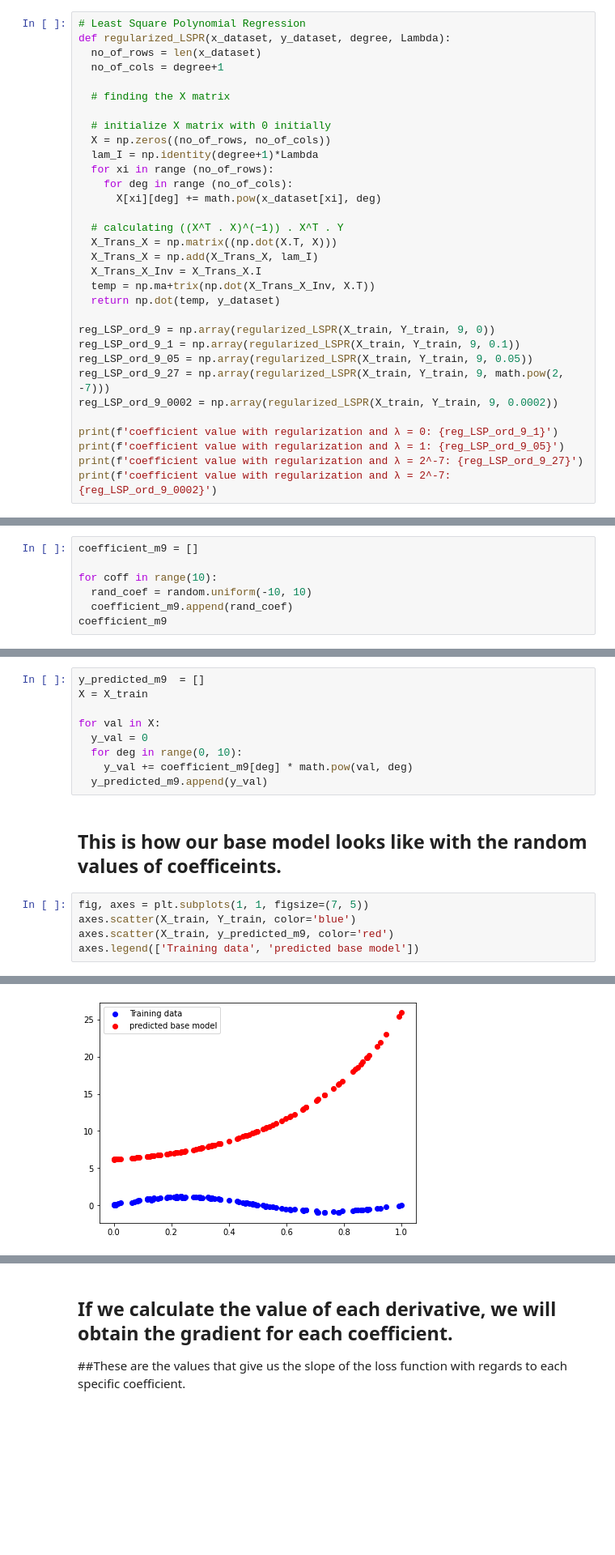
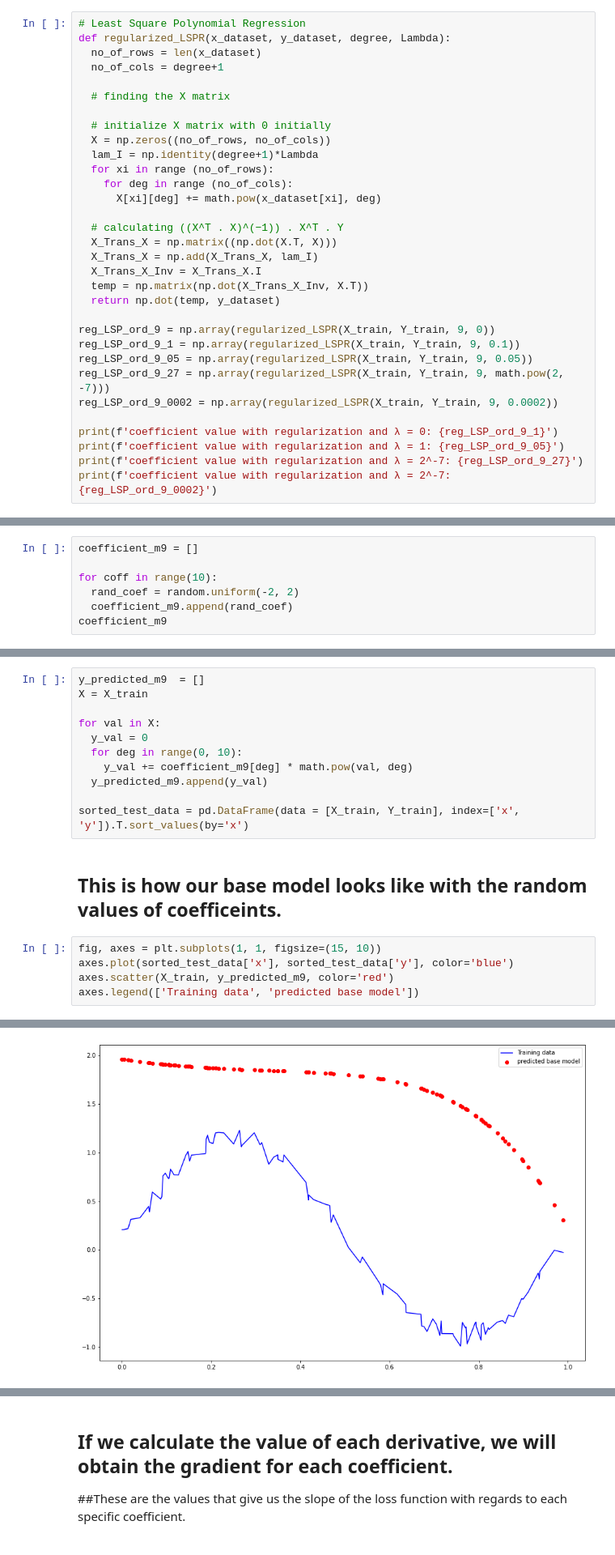
Before and after one commit to Rohanjos97/machine-learning-assignments, a Jupyter notebook: Assignment 3/ Assignment3.ipynb, the cells around one changed output, grey strips where cells are left out. Shown at 81% size. Cells and saved outputs as stored; diff of their text form; blank space fills up the shorter version.

```diff
--- a/Assignment 3/ Assignment3.ipynb
+++ b/Assignment 3/ Assignment3.ipynb
@@ -71,7 +71,7 @@ def regularized_LSPR(x_dataset, y_dataset, degree, Lambda):
   X_Trans_X = np.matrix((np.dot(X.T, X)))
   X_Trans_X = np.add(X_Trans_X, lam_I)
   X_Trans_X_Inv = X_Trans_X.I
-  temp = np.ma+trix(np.dot(X_Trans_X_Inv, X.T))
+  temp = np.matrix(np.dot(X_Trans_X_Inv, X.T))
   return np.dot(temp, y_dataset)
 
 reg_LSP_ord_9 = np.array(regularized_LSPR(X_train, Y_train, 9, 0))
@@ -380,7 +380,7 @@ R_square_λ0
 coefficient_m9 = []
 
 for coff in range(10):
-  rand_coef = random.uniform(-10, 10)
+  rand_coef = random.uniform(-2, 2)
   coefficient_m9.append(rand_coef)
 coefficient_m9
 # %% [output]
@@ -403,14 +403,16 @@ for val in X:
   for deg in range(0, 10):
     y_val += coefficient_m9[deg] * math.pow(val, deg)
   y_predicted_m9.append(y_val)
+
+sorted_test_data = pd.DataFrame(data = [X_train, Y_train], index=['x', 'y']).T.sort_values(by='x')
 # %% [markdown]
 ## This is how our base model looks like with the random values of coefficeints.
 # %%
-fig, axes = plt.subplots(1, 1, figsize=(7, 5))
-axes.scatter(X_train, Y_train, color='blue')
+fig, axes = plt.subplots(1, 1, figsize=(15, 10))
+axes.plot(sorted_test_data['x'], sorted_test_data['y'], color='blue')
 axes.scatter(X_train, y_predicted_m9, color='red')
 axes.legend(['Training data', 'predicted base model'])
 # %% [output]
 <matplotlib.legend.Legend at 0x...>
-[figure, old version]
+[figure, new version]
 # %% [markdown]
```
Also changed, not shown: parts of 28 cells of this notebook.
